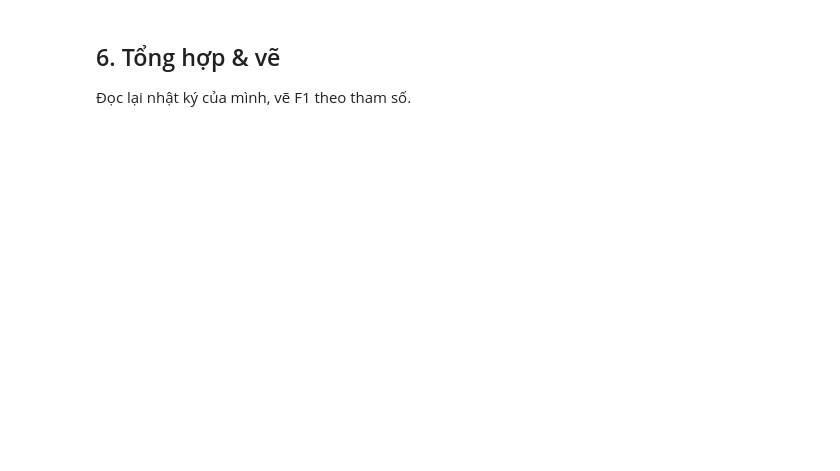
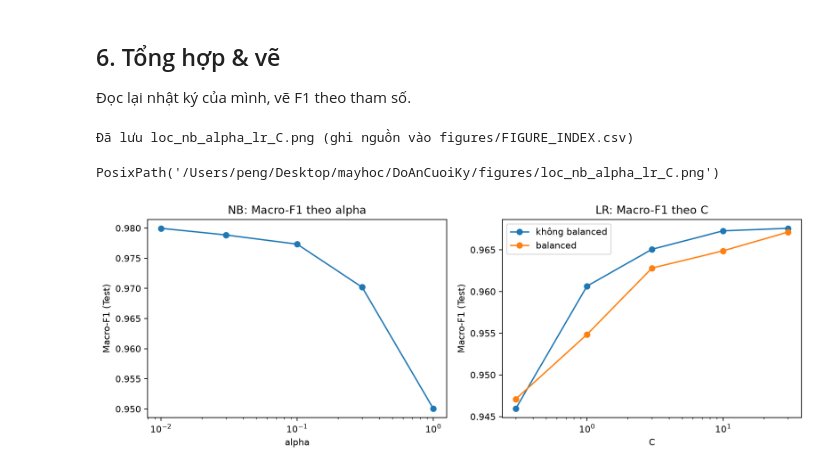
Before and after one commit to locphat13579-jpg/SGU26_MAYHOC, a Jupyter notebook: DoAnCuoiKy_Nhom06/notebooks/04_Loc_TienXuLy_NB_LR.ipynb, the cells around one changed output. Drawn from its saved outputs; the diff is of its cells as text; code cells hidden in the pictures; blank space fills up the shorter version.

```diff
--- a/DoAnCuoiKy_Nhom06/notebooks/04_Loc_TienXuLy_NB_LR.ipynb
+++ b/DoAnCuoiKy_Nhom06/notebooks/04_Loc_TienXuLy_NB_LR.ipynb
@@ -126,11 +248,32 @@ run(member='loc', model='lr', features='word', params={'C': 1.0}, exp_name='lr_C
 Đọc lại nhật ký của mình, vẽ F1 theo tham số.
 # %%
 log = pd.read_csv('../experiments/loc/experiment_log.csv')
-nb = log[log.model == 'nb'].copy()
+
+nb = log[log.ten_thi_nghiem.str.match(r'alpha_\d+\.\d+')].copy()
 nb['alpha'] = nb.params.map(lambda s: json.loads(s).get('alpha'))
-fig, ax = plt.subplots(figsize=(6, 4))
-ax.plot(nb.alpha, nb.test_f1_macro, 'o')
-ax.set(xscale='log', xlabel='alpha', ylabel='Macro-F1 (Test)', title='NB: Macro-F1 theo alpha')
-save_fig(fig, 'loc_nb_alpha', notebook='04_Loc_TienXuLy_NB_LR.ipynb', member='loc', cell='Mục 6',
-         y_nghia='(tự viết ý nghĩa hình)')
+
+lr = log[log.ten_thi_nghiem.str.startswith('lr_C')].copy()
+lr['C'] = lr.params.map(lambda s: json.loads(s).get('C'))
+lr['bal'] = lr.ten_thi_nghiem.str.endswith('_bal')
+
+fig, axes = plt.subplots(1, 2, figsize=(11, 4))
+axes[0].plot(nb.alpha, nb.test_f1_macro, 'o-')
+axes[0].set(xscale='log', xlabel='alpha', ylabel='Macro-F1 (Test)', title='NB: Macro-F1 theo alpha')
+for b, lab in [(False, 'không balanced'), (True, 'balanced')]:
+    d = lr[lr.bal == b]
+    axes[1].plot(d.C, d.test_f1_macro, 'o-', label=lab)
+axes[1].set(xscale='log', xlabel='C', ylabel='Macro-F1 (Test)', title='LR: Macro-F1 theo C')
+axes[1].legend()
+plt.tight_layout()
+
+save_fig(fig, 'loc_nb_alpha_lr_C', notebook='04_Loc_TienXuLy_NB_LR.ipynb', member='loc', cell='Mục 6',
+         y_nghia='NB tốt nhất ở alpha nhỏ (0.01, F1=0.980); LR tăng theo C và bão hòa từ C=10 (F1≈0.967); balanced không giúp ích.')
+# %% [output]
+Đã lưu loc_nb_alpha_lr_C.png (ghi nguồn vào figures/FIGURE_INDEX.csv)
+PosixPath('/Users/peng/Desktop/mayhoc/DoAnCuoiKy/figures/loc_nb_alpha_lr_C.png')
+# %%
+from IPython.display import Image
+Image('../figures/loc_nb_alpha_lr_C.png')
+# %% [output]
+[figure, added]
 # %% [markdown]
```
Also changed, not shown: parts of 9 cells of this notebook, 24 other files.
